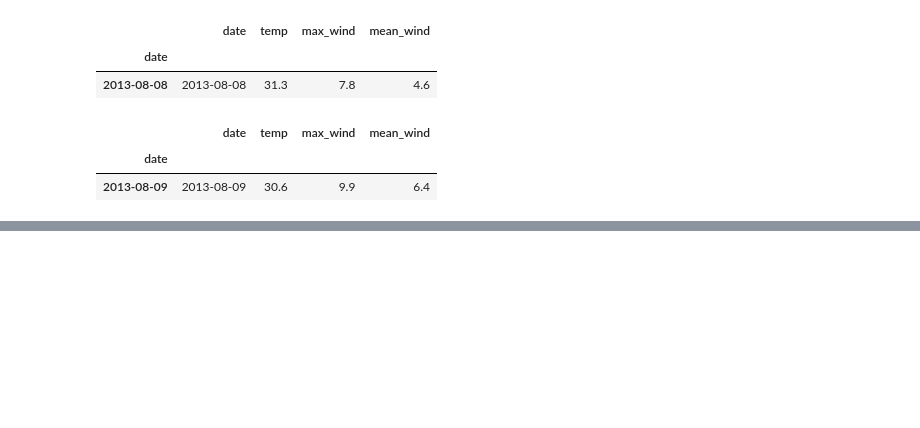
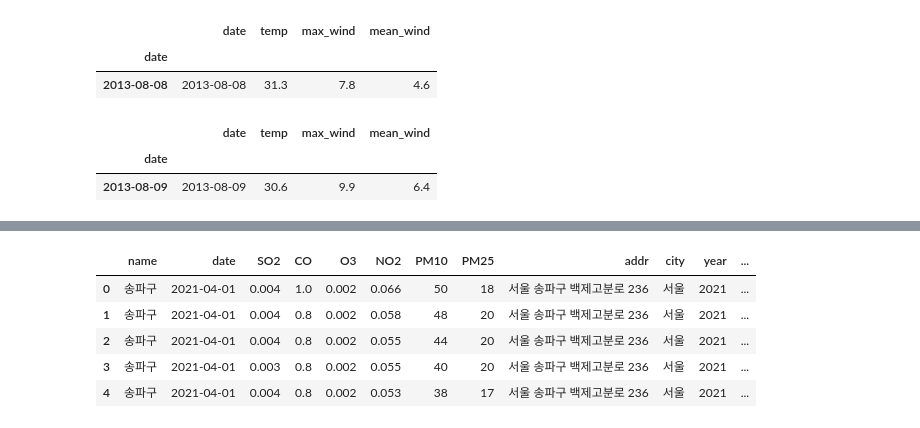
Before and after one commit to Ewha-Ohsori/OhsoriMarket, a Jupyter notebook: Downloads/DAbook1-main/ch5_pandas.ipynb, the cells around one changed output, grey strips where cells are left out. Saved outputs shown, nothing was run; the diff lists cells and outputs as text; code cells hidden in the pictures; blank space fills up the shorter version.

```diff
--- a/Downloads/DAbook1-main/ch5_pandas.ipynb
+++ b/Downloads/DAbook1-main/ch5_pandas.ipynb
@@ -374,0 +448,3 @@ df[w]
+# %%
+dust.rename(columns={'측정소명':'name', '측정일시':'date', '주소':'addr'}, inplace=True)
+dust.columns
@@ -374,0 +469,4 @@ df[w]
+# %%
+dust['date'] = dust['date'].astype(str)
+dust['date'] = dust['date'].str.slice(0,8)
+dust.dtypes
@@ -374,0 +485,4 @@ df[w]
+# %%
+dust['date']=dust['date'].astype(str)
+dust['date']=dust['date'].str.slice(0,8)
+dust.dtypes
@@ -374,0 +501,3 @@ df[w]
+# %%
+dust['date'] = pd.to_datetime(dust['date'])
+dust.dtypes
@@ -374,0 +516,12 @@ df[w]
+# %%
+dust['year']=dust['date'].dt.year # dt는 datetime
+dust['month']=dust['date'].dt.month
+dust['day']=dust['date'].dt.day
+dust.head()
+# %% [output]
+|  | name | date | SO2 | CO | O3 | NO2 | PM10 | PM25 | addr | city | year | ... |
+| 0 | 송파구 | 2021-04-01 | 0.004 | 1.0 | 0.002 | 0.066 | 50 | 18 | 서울 송파구 백제고분로 236 | 서울 | 2021 | ... |
+| 1 | 송파구 | 2021-04-01 | 0.004 | 0.8 | 0.002 | 0.058 | 48 | 20 | 서울 송파구 백제고분로 236 | 서울 | 2021 | ... |
+| 2 | 송파구 | 2021-04-01 | 0.004 | 0.8 | 0.002 | 0.055 | 44 | 20 | 서울 송파구 백제고분로 236 | 서울 | 2021 | ... |
+| 3 | 송파구 | 2021-04-01 | 0.003 | 0.8 | 0.002 | 0.055 | 40 | 20 | 서울 송파구 백제고분로 236 | 서울 | 2021 | ... |
+| 4 | 송파구 | 2021-04-01 | 0.004 | 0.8 | 0.002 | 0.053 | 38 | 17 | 서울 송파구 백제고분로 236 | 서울 | 2021 | ... |
```
Also changed, not shown: parts of 20 cells of this notebook.
